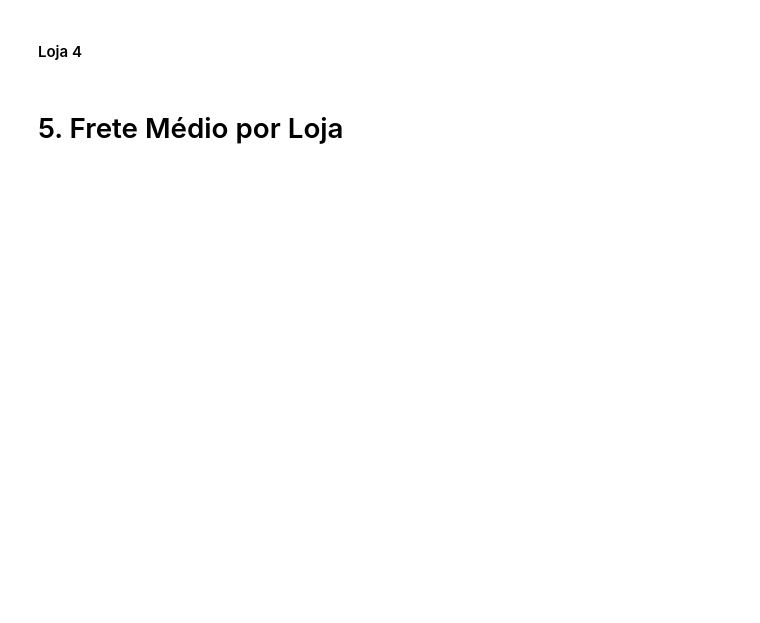
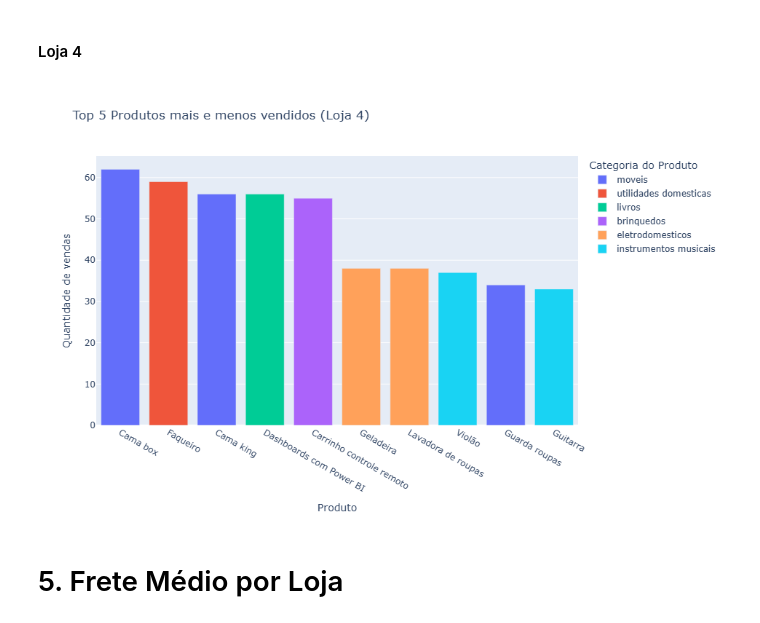
Before and after one commit to louuispy/Challenge-Alura-Store-BR, a Jupyter notebook: AluraStoreBrasil.ipynb, the cells around one changed output. Cells and saved outputs as stored; diff of their text form; code cells hidden in the pictures; blank space fills up the shorter version.

```diff
--- a/AluraStoreBrasil.ipynb
+++ b/AluraStoreBrasil.ipynb
@@ -665,18 +683,23 @@ fig.show()
 #### Loja 4
 # %%
 top5_mais_menos_vendidos_loja4 = pd.concat([produtos_mais_vendidos_loja4.head(), produtos_mais_vendidos_loja4.tail()], ignore_index=True)
-
+top5_mais_menos_vendidos_loja4 = top5_mais_menos_vendidos_loja4.sort_values(by='Quantidade de vendas', ascending=False)
 
 fig = px.bar(top5_mais_menos_vendidos_loja4,
              x='Produto', y='Quantidade de vendas',
              hover_data=['Categoria do Produto'],
              labels=({'Categoria do Produto': 'Categoria do Produto'}),
              title='Top 5 Produtos mais e menos vendidos (Loja 4)',
-             color_discrete_sequence=px.colors.qualitative.Bold,
-             height=600
+             color='Categoria do Produto',
+             height=600,
+             category_orders={
+                'Produto': top5_mais_menos_vendidos_loja4['Produto'].tolist()
+             }
             )
 
 fig.show()
+# %% [output]
+[figure, added]
 # %% [markdown]
 # 5. Frete Médio por Loja
 # %%
```
Also changed, not shown: parts of 5 cells of this notebook.
